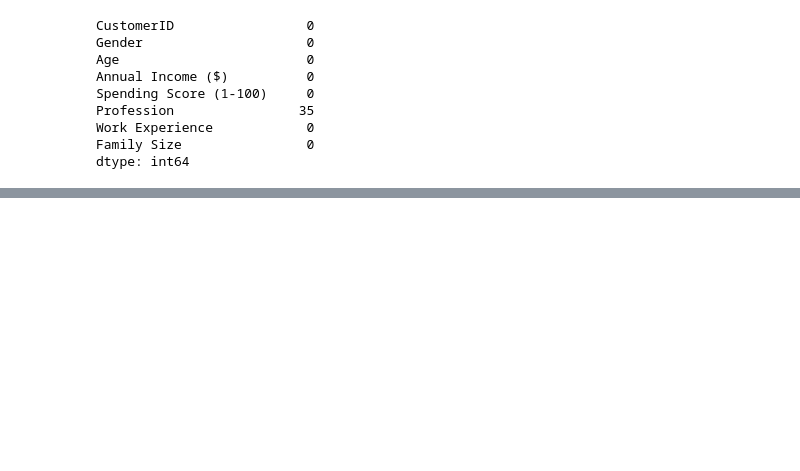
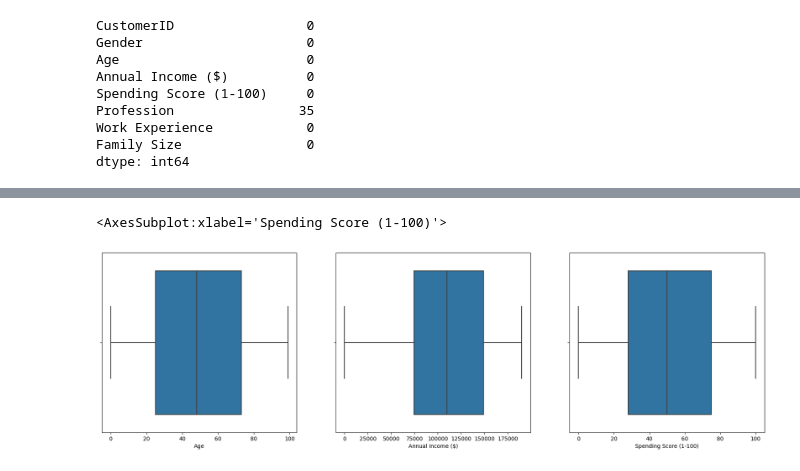
Before and after one commit to aryanrada/data-visualization-project, a Jupyter notebook: Shops_customer_data_analysis/analysis.ipynb, the cells around one changed output, grey strips where cells are left out. Drawn from its saved outputs; the diff is of its cells as text; code cells hidden in the pictures; blank space fills up the shorter version.

```diff
--- a/Shops_customer_data_analysis/analysis.ipynb
+++ b/Shops_customer_data_analysis/analysis.ipynb
@@ -55,0 +85,8 @@ data.describe()
+# %%
+fig, (ax1,ax2,ax3) = plt.subplots(1,3,figsize=(22, 6))
+sns.boxplot(x=data['Age'], ax=ax1)
+sns.boxplot(x=data['Annual Income ($)'], ax=ax2)
+sns.boxplot(x=data['Spending Score (1-100)'], ax=ax3)
+# %% [output]
+<AxesSubplot:xlabel='Spending Score (1-100)'>
+[figure, added]
```
Also changed, not shown: parts of 5 cells of this notebook.
